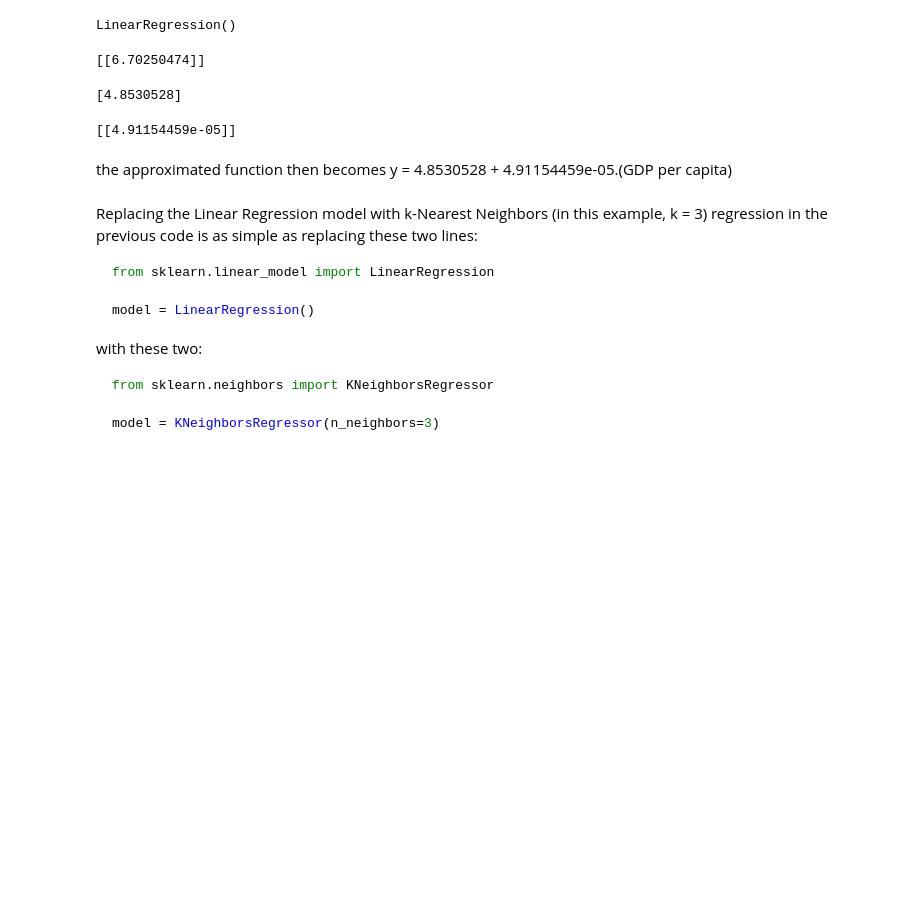
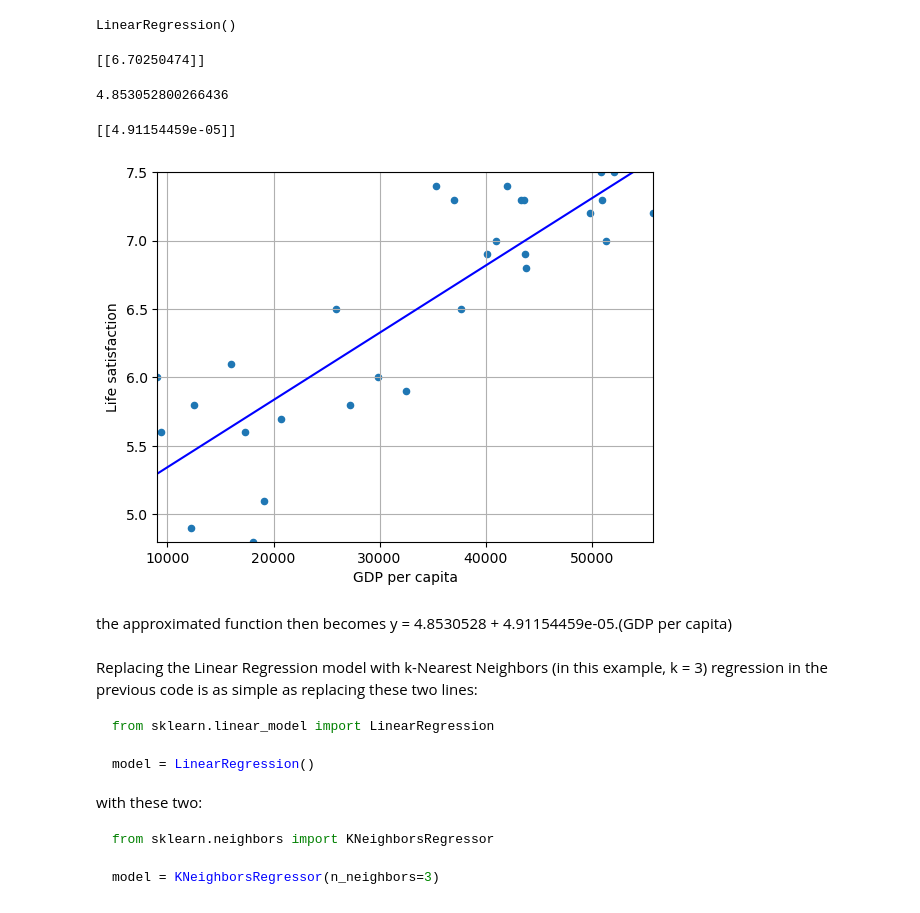
Before and after one commit to otubrempong/Hands-on-Machine-Learning-Training-With-Python, a Jupyter notebook: Notebooks/warmup.ipynb, the cells around one changed output. Cells and saved outputs as stored; diff of their text form; code cells hidden in the pictures; blank space fills up the shorter version.

```diff
--- a/Notebooks/warmup.ipynb
+++ b/Notebooks/warmup.ipynb
@@ -74,13 +74,29 @@ print(model.predict(X_new))
 # %% [output]
 [[6.70250474]]
 # %%
-print(model.intercept_) # printing intercept of the model
+print(model.intercept_[0]) # printing intercept of the model
 # %% [output]
-[4.8530528]
+4.853052800266436
 # %%
 print(model.coef_) # printing coefficient of the model
 # %% [output]
 [[4.91154459e-05]]
+# %%
+intercept, coef = model.intercept_, model.coef_
+min_life_sat, max_life_sat = 4.8, 7.5
+min_gdp, max_gdp = 9054.914000, 55805.204000
+# Visualize the data
+df.plot(kind='scatter', grid=True,
+x="GDP per capita", y="Life satisfaction")
+
+
+X = np.linspace(min_gdp, max_gdp, 1000)
+plt.plot(X, intercept + coef.ravel()* X, "b")
+
+plt.axis([min_gdp, max_gdp, min_life_sat, max_life_sat])
+plt.show()
+# %% [output]
+[figure, added]
 # %% [markdown]
 the approximated function then becomes y = 4.8530528 + 4.91154459e-05.(GDP per capita)
 # %% [markdown]
```
Also changed, not shown: parts of 2 cells of this notebook.
